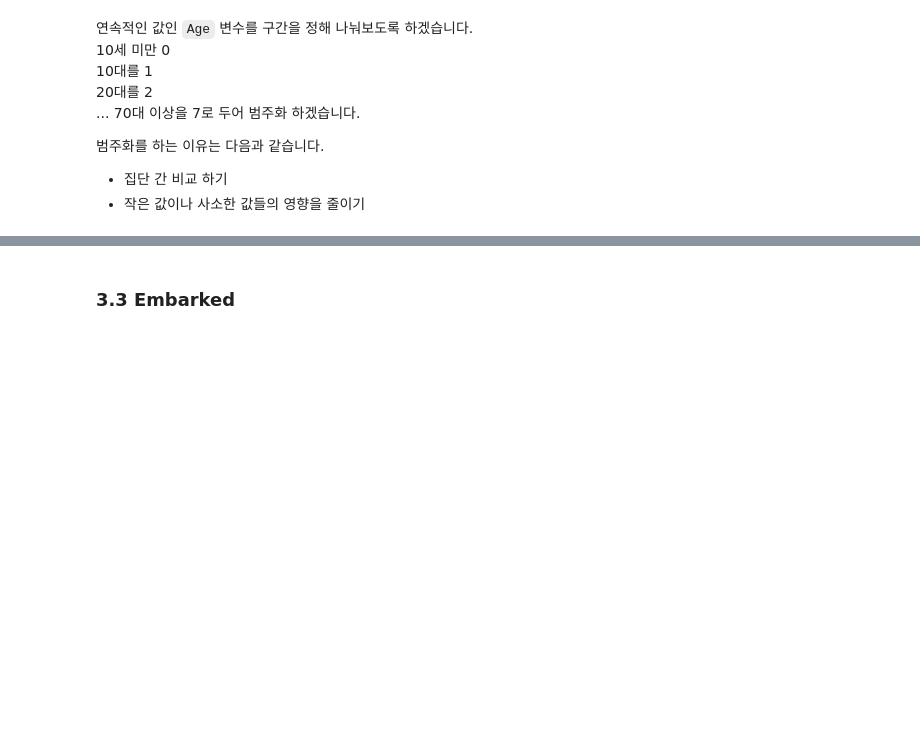
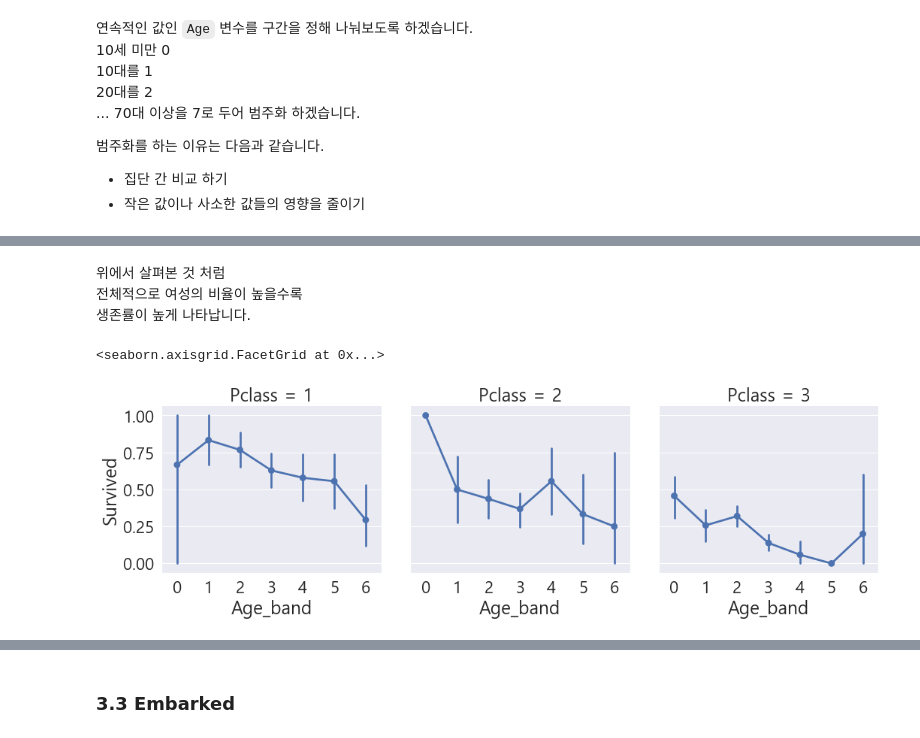
Before and after one commit to hodurie/Kaggle_Challenge, a Jupyter notebook: titanic/Baseline.ipynb, the cells around one changed output, grey strips where cells are left out. Cells and saved outputs as stored; diff of their text form; code cells hidden in the pictures; blank space fills up the shorter version.

```diff
--- a/titanic/Baseline.ipynb
+++ b/titanic/Baseline.ipynb
@@ -1318,0 +1256,9 @@ df_test.head()
+# %% [markdown]
+위에서 살펴본 것 처럼
+전체적으로 여성의 비율이 높을수록
+생존률이 높게 나타납니다.
+# %%
+sns.factorplot('Age_band', 'Survived', data = df_train, col = 'Pclass')
+# %% [output]
+<seaborn.axisgrid.FacetGrid at 0x...>
+[figure, added]
```
Also changed, not shown: parts of 51 cells of this notebook.
